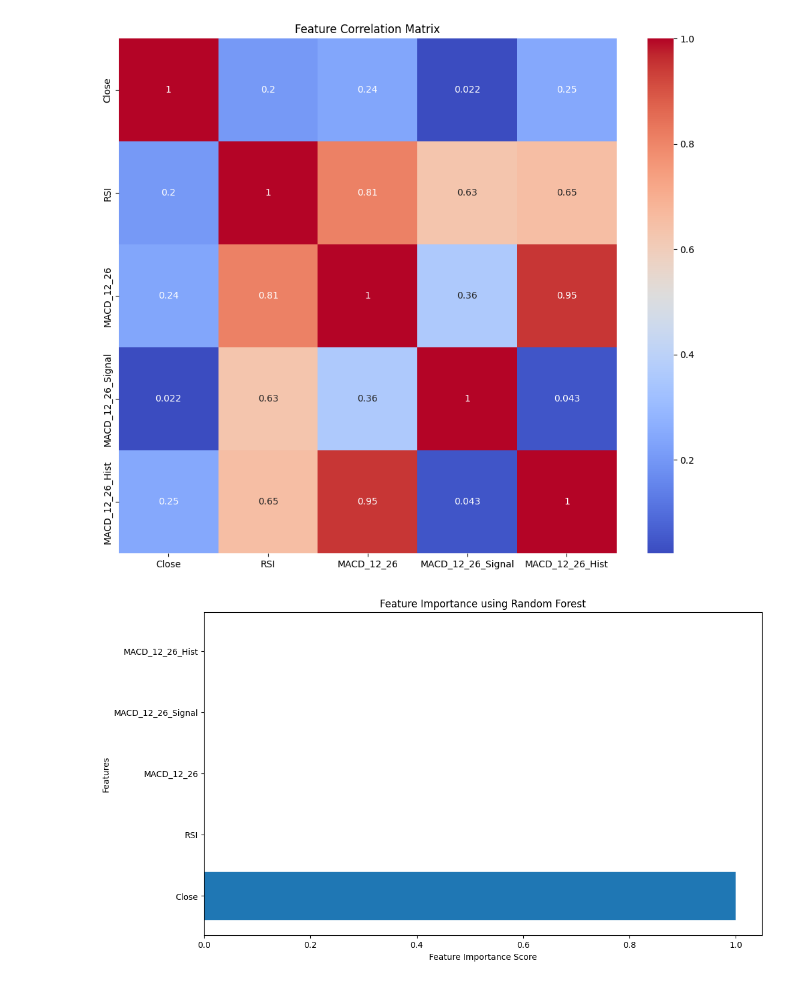
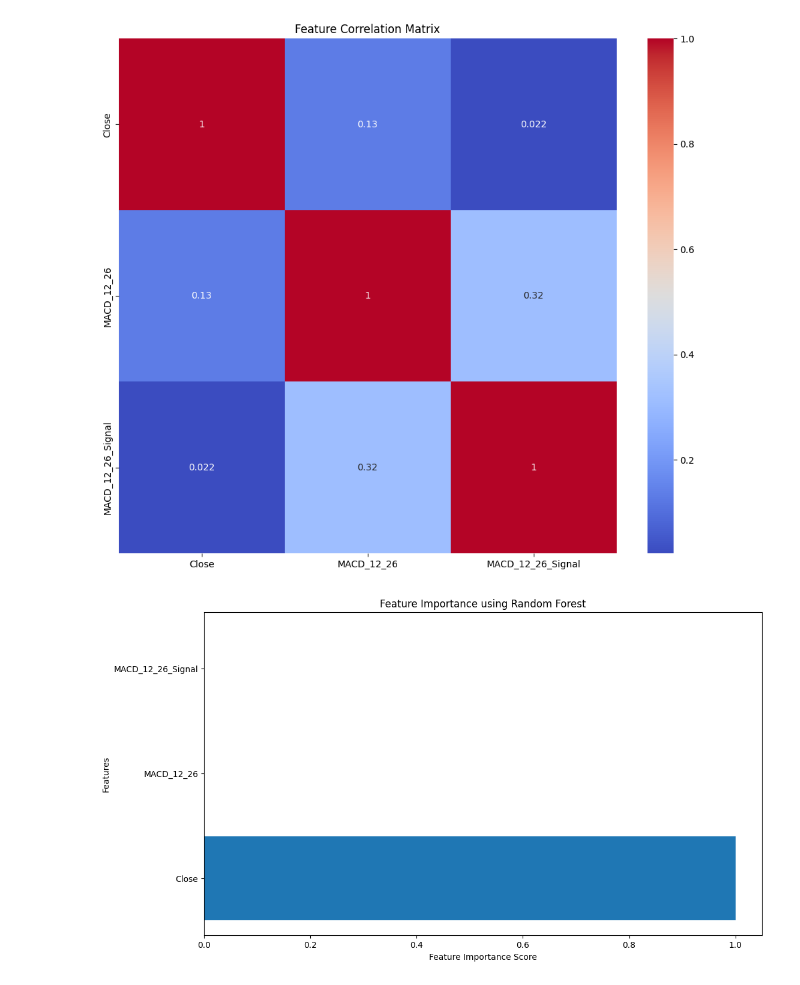
Before and after one commit to mjgpinheiro/Physics_models, a Jupyter notebook: Deep_Learning_Forex.ipynb, the cells around one changed output. Saved outputs shown, nothing was run; the diff lists cells and outputs as text; code cells hidden in the pictures.

```diff
--- a/Deep_Learning_Forex.ipynb
+++ b/Deep_Learning_Forex.ipynb
@@ -15,7 +15,10 @@ from sklearn.preprocessing import MinMaxScaler
 from sklearn.metrics import mean_squared_error, mean_absolute_error
 
 # Gather Data
-symbol = "EURAUD=X"
+#symbol = "EURAUD=X"
+symbol = "EURUSD=X"
+
+
 start_date = "2010-01-01"
 end_date = datetime.datetime.now().strftime("%Y-%m-%d")
 df_euraud = yf.download(symbol, start=start_date, end=end_date, interval="1d")
@@ -31,7 +34,9 @@ df_euraud.reset_index(drop=True, inplace=True)
 
 # Preprocess Data
 #input_features = ["Close", "RSI", "MACD_12_26", "MACD_12_26_Signal", "MACD_12_26_Hist", "ATR"]
-input_features = ['Close', 'RSI', 'MACD_12_26', 'MACD_12_26_Signal', 'MACD_12_26_Hist']
+#input_features = ['Close', 'RSI', 'MACD_12_26', 'MACD_12_26_Signal', 'MACD_12_26_Hist']
+#input_features = ['Close', 'RSI', 'MACD_12_26', 'MACD_12_26_Signal']
+input_features = ['Close', 'MACD_12_26', 'MACD_12_26_Signal']
 
 
 df_scaler = MinMaxScaler()
@@ -159,6 +164,26 @@ plt.xlabel("Days")
 plt.ylabel("Price")
 plt.grid(True)
 plt.show()
+
+#################################
+
+# Extract pairs of features with high correlation
+highly_correlated_pairs = []
+threshold = 0.8
+
+for column in corr_matrix.columns:
+    for index in corr_matrix.index:
+        # Only consider upper triangle of correlation matrix to avoid duplicate pairs
+        if corr_matrix.columns.get_loc(column) > corr_matrix.index.get_loc(index):
+            # Check for correlation above threshold or below negative threshold
+            if abs(corr_matrix.loc[index, column]) > threshold:
+                highly_correlated_pairs.append((index, column, corr_matrix.loc[index, column]))
+
+# Print the highly correlated pairs
+for pair in highly_correlated_pairs:
+    print(f"Features '{pair[0]}' and '{pair[1]}' have a correlation of: {pair[2]:.2f}")
+
+# Based on the output, decide which features to drop
 # %% [output]
 Requirement already satisfied: pandas_ta in /usr/local/lib/python3.10/dist-packages (0.3.14b0)
 Requirement already satisfied: yfinance in /usr/local/lib/python3.10/dist-packages (0.2.28)
@@ -180,2 +205,2 @@ Predicted Action for the Next 5 Days based on the 6 Days predictions: ['Sell', '
-[figure, old version]
+[figure, new version]
-[figure, old version]
+[figure, new version]
```
Also changed, not shown: parts of 2 cells of this notebook.
